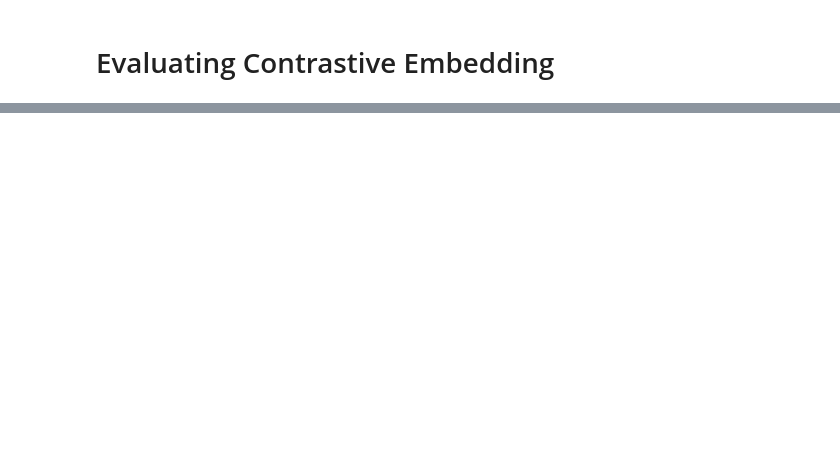
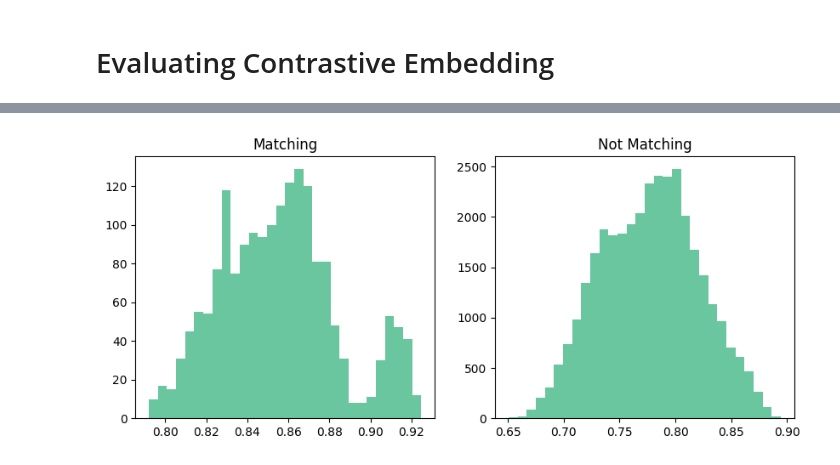
Before and after one commit to sparthaje/quadrotor-diffusion, a Jupyter notebook: notebooks/random.ipynb, the cells around one changed output, grey strips where cells are left out. Cells and saved outputs as stored; diff of their text form; code cells hidden in the pictures; blank space fills up the shorter version.

```diff
--- a/notebooks/random.ipynb
+++ b/notebooks/random.ipynb
@@ -155,0 +119,12 @@ plt.show()
+# %%
+matching_scores, mismatching_scores = operate(u, u, data["u"])
+# %%
+fig, axes = plt.subplots(1, 2, figsize=(10, 4))
+
+axes[0].hist(matching_scores, bins=30)
+axes[0].set_title("Matching")
+axes[1].hist(mismatching_scores, bins=30)
+axes[1].set_title("Not Matching")
+plt.show()
+# %% [output]
+[figure, added]
```
Also changed, not shown: parts of 13 cells of this notebook, 14 other files.
